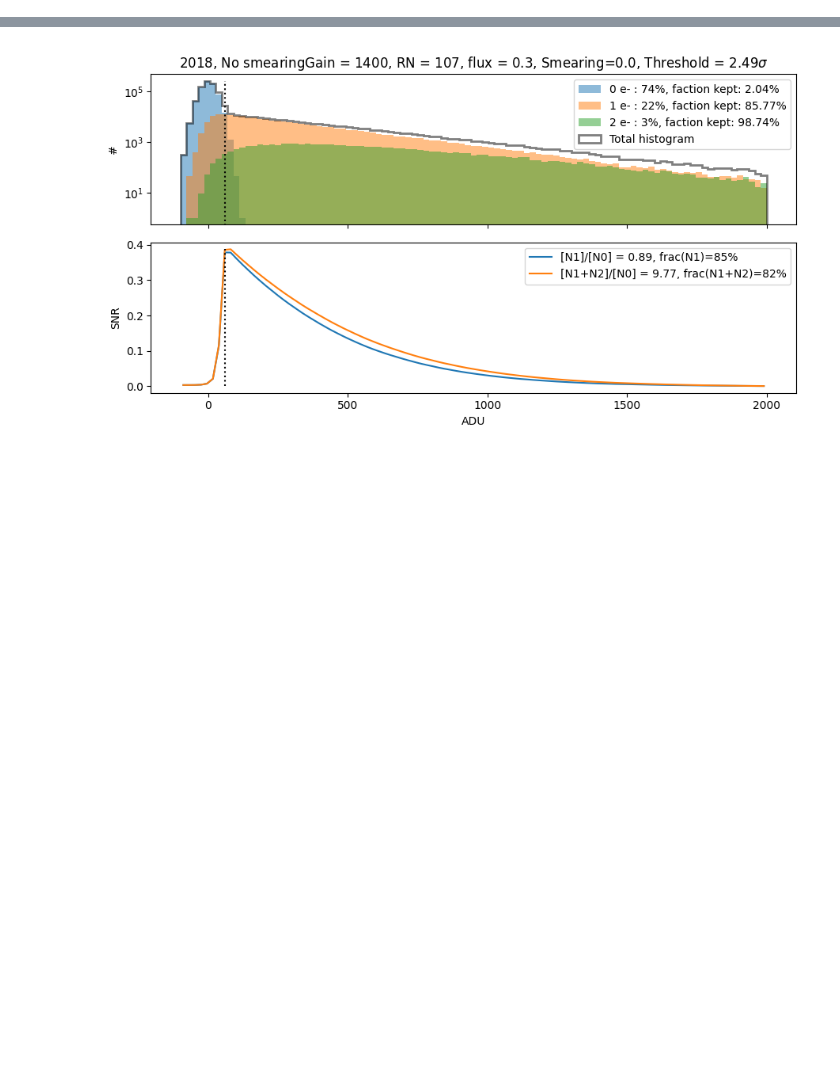
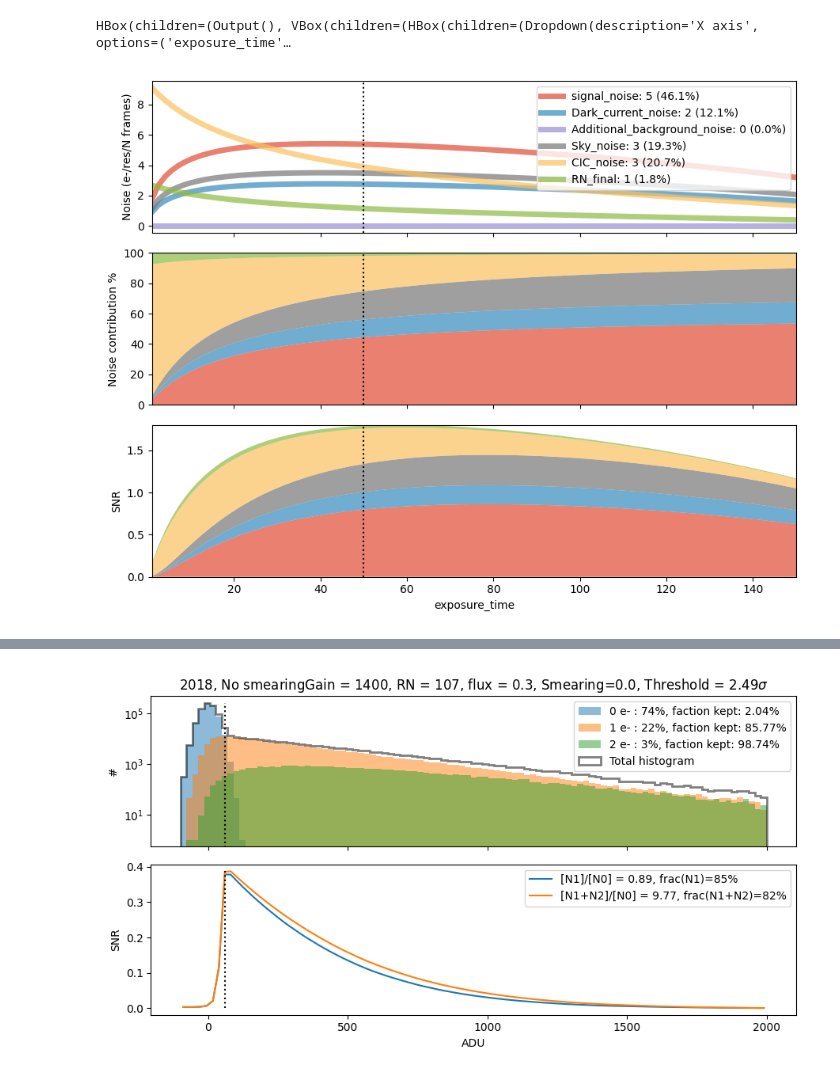
Before and after one commit to vpicouet/notebooks, a Jupyter notebook: ETC.ipynb, the cells around one changed output, grey strips where cells are left out. Drawn from its saved outputs; the diff is of its cells as text; code cells hidden in the pictures; blank space fills up the shorter version.

```diff
--- a/ETC.ipynb
+++ b/ETC.ipynb
@@ -334,3 +362,8 @@ HBox(children=(Output(), VBox(children=(HBox(children=(Dropdown(description='X a
+# %%
+ETC = ExposureTimeCalulator(EM_gain=1700,RN=50,CIC_charge=0.005, Dard_current=0.18,readout_time=15,photon_kept=0.95)
+# %% [output]
+HBox(children=(Output(), VBox(children=(HBox(children=(Dropdown(description='X axis', options=('exposure_time'…
+[figure, added]
 # %% [markdown]
 
 ### Conclusions
```
Also changed, not shown: parts of 5 cells of this notebook, 2 other files.
